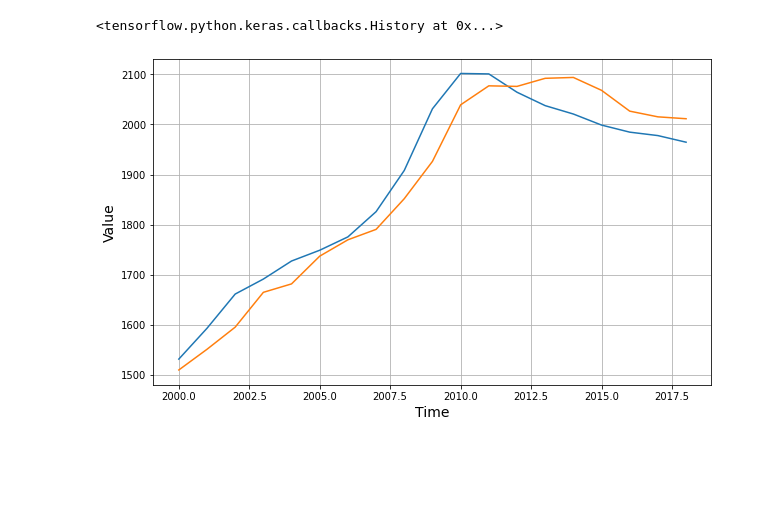
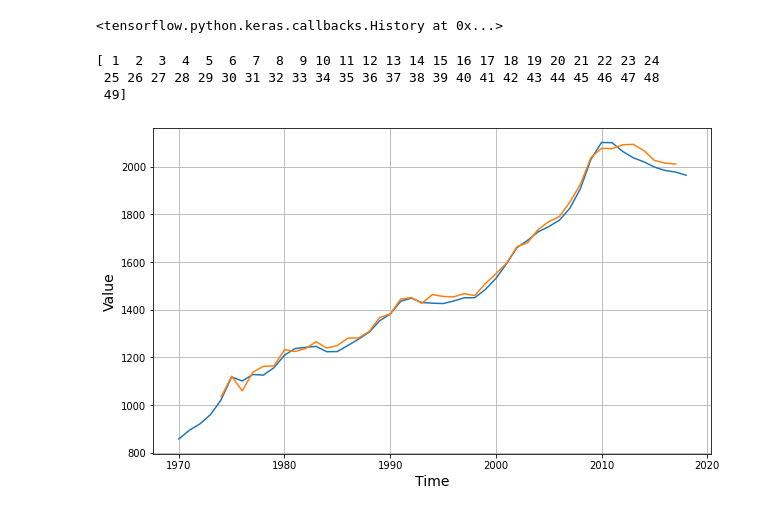
Before and after one commit to Vineet2107/HSO201_CourseProject, a Jupyter notebook: HSO_Arush.ipynb, the cells around one changed output. Cells and saved outputs as stored; diff of their text form; code cells hidden in the pictures; blank space fills up the shorter version.

```diff
--- a/HSO_Arush.ipynb
+++ b/HSO_Arush.ipynb
@@ -617,11 +617,11 @@ df_series_1.head()
 time = []
 series_total_all = []
 
-# for item in df_series_1.index:
+for item in df_series_1.index:
+  time.append(item)
+
+# for item in df_series_1['Year']:
 #   time.append(item)
-
-for item in df_series_1['Year']:
-  time.append(item)
 
 for item in df_series_1['Total(All)']:
   series_total_all.append(item)
@@ -753,16 +753,20 @@ Epoch 1000/1000
 # %%
 forecast = []
 
 for tim in range(len(series) - window_size):
   forecast.append(model.predict(series[tim:tim + window_size][np.newaxis]))
 
-forecast = forecast[split_time - window_size:]
+# forecast = forecast[split_time - window_size:]
 results = np.array(forecast)[:, 0, 0]/10000
 
 plt.figure(figsize = (10,6))
 
-plot_series(time_val, x_val)
-plot_series(time_val, results)
-# plt.xticks = [range(2000, 2020, 2)]
+plot_series(range(1970, 2019, 1), series/10000)
+plot_series(range(1974, 2018), results)
+plt.xticks = [range(1970, 2018, 2)]
+print(time)
 # %% [output]
+[ 1  2  3  4  5  6  7  8  9 10 11 12 13 14 15 16 17 18 19 20 21 22 23 24
+ 25 26 27 28 29 30 31 32 33 34 35 36 37 38 39 40 41 42 43 44 45 46 47 48
+ 49]
-[figure, old version]
+[figure, new version]
```
Also changed, not shown: parts of 1 cell of this notebook.
